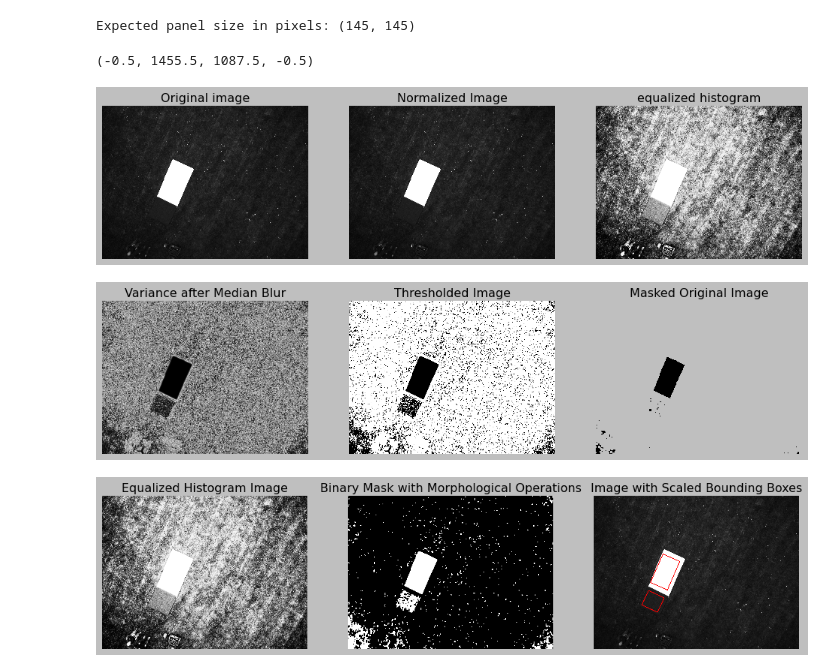
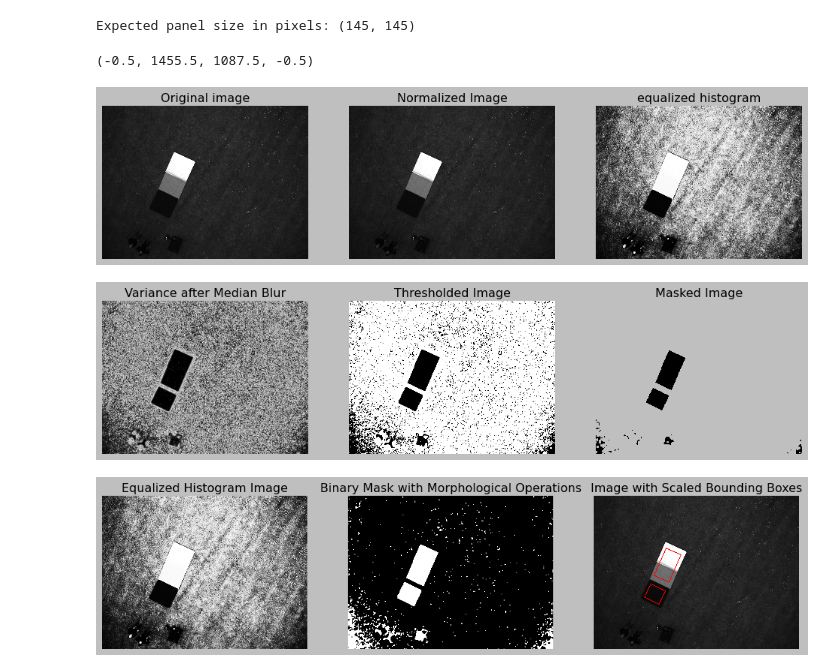
Before and after one commit to reflectdetect/reflectdetect, a Jupyter notebook: src/detector/naive/Pipeline_detector.ipynb, the cells around one changed output. Saved outputs shown, nothing was run; the diff lists cells and outputs as text; code cells hidden in the pictures.

```diff
--- a/src/detector/naive/Pipeline_detector.ipynb
+++ b/src/detector/naive/Pipeline_detector.ipynb
@@ -231,33 +231,33 @@ print("Expected panel size in pixels:", panel_size_pixels)
 # %% [output]
 Expected panel size in pixels: (145, 145)
 # %%
-image_no = 1
+image_no = 2
 
 # Load images and preserve 16-bit format
 images16bit = [cv2.imread("../../../" + image_path, cv2.IMREAD_UNCHANGED) for image_path in image_paths]
 
 # Normalize the image
 images16bit_norm = [cv2.normalize(image16bit, None, 0, 255, cv2.NORM_MINMAX).astype(np.uint8)
                    for image16bit in images16bit]
 
 images_eq_hist = [cv2.equalizeHist(image16bit_norm) for image16bit_norm in images16bit_norm]
 
 plt.style.use('classic')
 fig, ax = plt.subplots(1, 3, figsize=(15, 5))
 ax[0].imshow(images16bit[image_no], cmap='gray')
 ax[0].set_title('Original image')
 ax[0].axis('off')
 
 ax[1].imshow(images16bit_norm[image_no], cmap='gray')
 ax[1].set_title('Normalized Image')
 ax[1].axis('off')
 
 ax[2].imshow(images_eq_hist[image_no], cmap='gray')
 ax[2].set_title('equalized histogram')
 ax[2].axis('off')
 # %% [output]
 (-0.5, 1455.5, 1087.5, -0.5)
-[figure, old version]
+[figure, new version]
 # %%
 image = images_eq_hist[image_no]
 
@@ -278,13 +278,15 @@ ax[1].set_title('Thresholded Image')
 ax[1].axis('off')
 
 ax[2].imshow(masked, cmap='gray')
-ax[2].set_title('Masked Original Image')
+ax[2].set_title('Masked Image')
 ax[2].axis('off')
 
 plt.show()
 # %% [output]
-[figure, old version]
+[figure, new version]
 # %%
+# This Block can be deleted later in not required anymore
+
 # Ensure masked image is correctly obtained as a binary mask
 binary_mask = np.where(masked.mask, 0, 1).astype(np.uint8) * 255
 
@@ -298,7 +300,7 @@ contours, _ = cv2.findContours(binary_mask, cv2.RETR_EXTERNAL, cv2.CHAIN_APPROX_
 
 # Filter contours based on size (e.g., minimum area) and solidity
 min_contour_area = (panel_size_pixels[0] * panel_size_pixels[1]) * 0.6 # Set to 60% of panels size
-min_solidity = 0.75  # Set a threshold for solidity to filter out non-homogeneous areas
+min_solidity = 0.75 # Set a threshold for solidity to filter out non-homogeneous areas
 filtered_contours = [c for c in contours if cv2.contourArea(c) > min_contour_area and contour_solidity(c) > min_solidity]
 
 # Draw rotated bounding boxes on the original image (for visualization)
@@ -349,4 +351,4 @@ ax[2].axis('off')
 
 plt.show()
 # %% [output]
-[figure, old version]
+[figure, new version]
```
Also changed, not shown: parts of 7 cells of this notebook.
